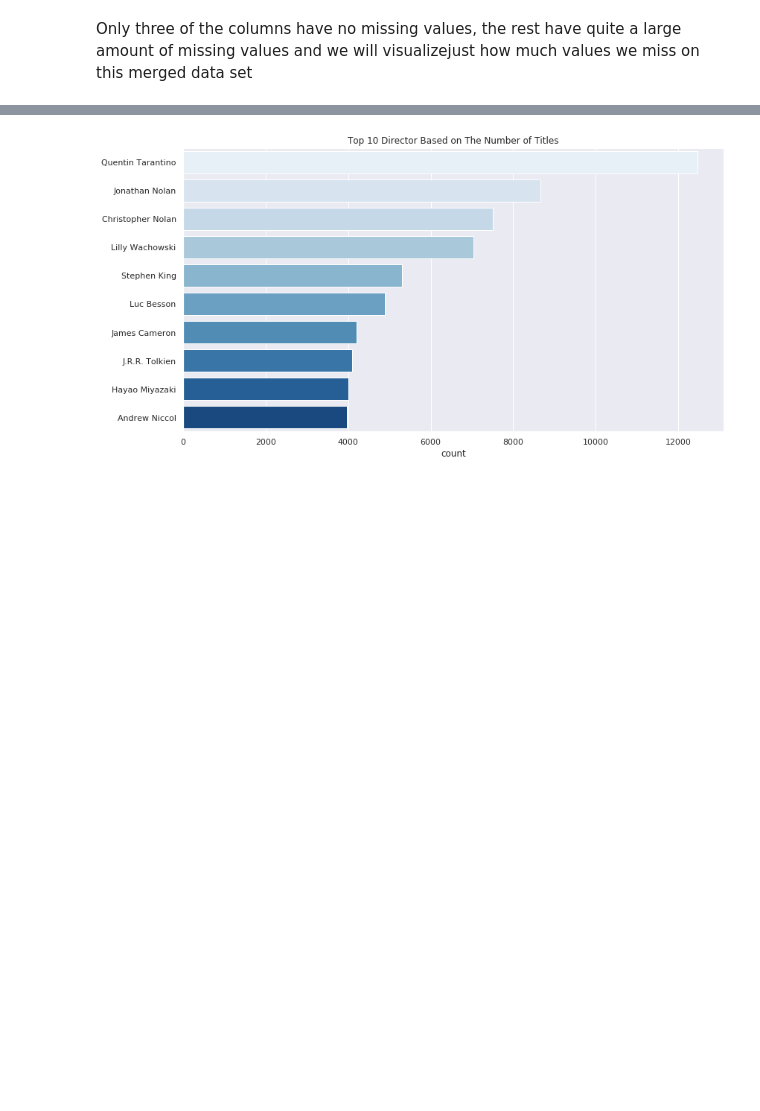
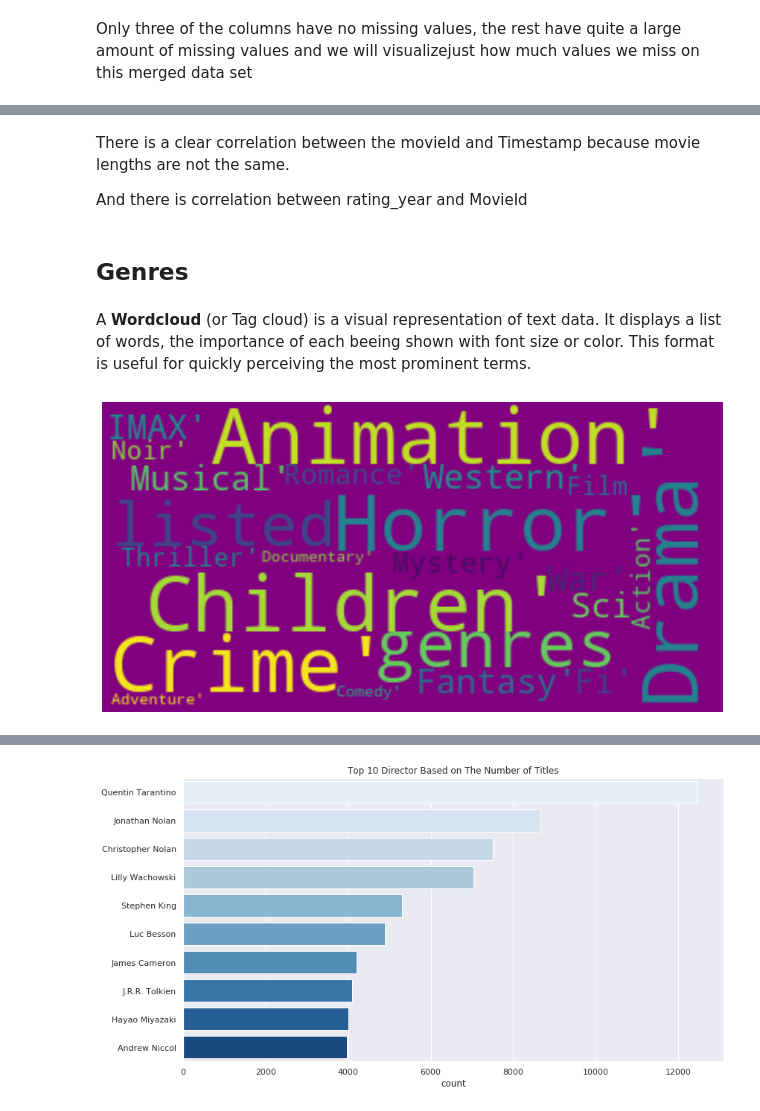
Before and after one commit to Keltings/Movie-Recommender-Engine, a Jupyter notebook: 2110ACDS_T1_Gathoni.ipynb, the cells around one changed output, grey strips where cells are left out. Drawn from its saved outputs; the diff is of its cells as text; code cells hidden in the pictures; blank space fills up the shorter version.

```diff
--- a/2110ACDS_T1_Gathoni.ipynb
+++ b/2110ACDS_T1_Gathoni.ipynb
@@ -702,0 +768,20 @@ The easiest way to get rid of them would be to delete the rows with the missing
+# %% [markdown]
+There is a clear correlation between the movieId and Timestamp because movie lengths are not the same.
+
+And there is correlation between rating_year and MovieId
+# %% [markdown]
+## Genres
+# %% [markdown]
+A **Wordcloud** (or Tag cloud) is a visual representation of text data. It displays a list of words, the importance of each beeing shown with font size or color. This format is useful for quickly perceiving the most prominent terms.
+# %%
+from wordcloud import WordCloud, STOPWORDS, ImageColorGenerator
+gen = con['genres'].explode()
+text = list(set(gen))
+plt.rcParams['figure.figsize'] = (13, 13)
+wordcloud = WordCloud(max_font_size=50, max_words=100,background_color="purple").generate(str(text))
+
+plt.imshow(wordcloud,interpolation="bilinear")
+plt.axis("off")
+plt.show()
+# %% [output]
+[figure, added]
```
Also changed, not shown: parts of 107 cells of this notebook.
